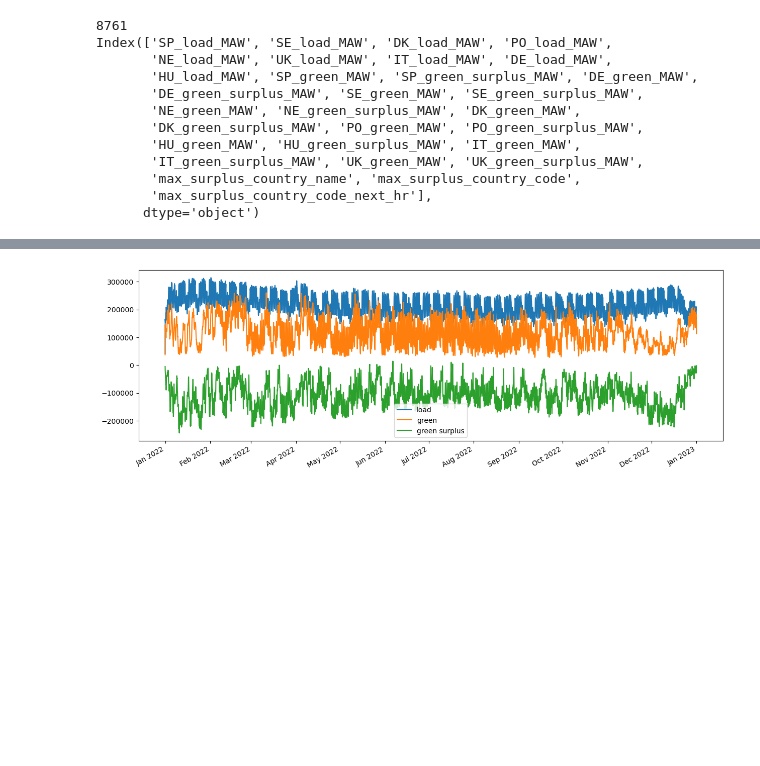
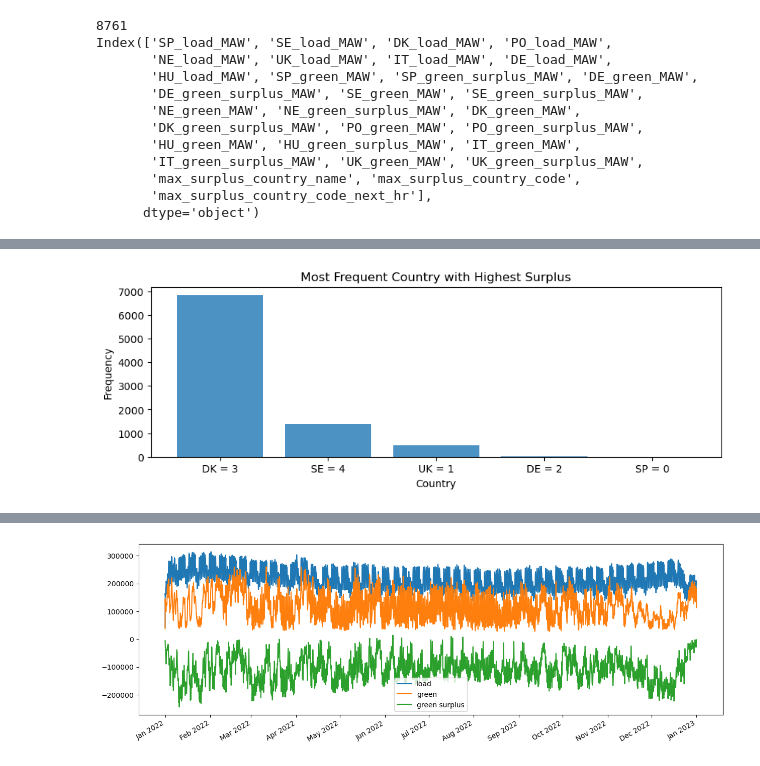
Before and after one commit to hikotei/2023_11_18-SE-Europe-Data_Challenge, a Jupyter notebook: 2023_11_20 data analysis.ipynb, the cells around one changed output, grey strips where cells are left out. Drawn from its saved outputs; the diff is of its cells as text; code cells hidden in the pictures; blank space fills up the shorter version.

```diff
--- a/2023_11_20 data analysis.ipynb
+++ b/2023_11_20 data analysis.ipynb
@@ -59,0 +133,19 @@ plt.show()
+# %%
+country_codes_dict = {'SP': 0, 'UK': 1, 'DE': 2, 'DK': 3, 'SE': 4, 'HU': 5, 'IT': 6, 'PO': 7, 'NL': 8}
+
+# Count the occurrences of each country
+country_counts = df_simp['max_surplus_country_name'].value_counts()
+# Sort the countries based on their counts
+sorted_countries = country_counts.sort_values(ascending=False).index
+labels = [f"{country} = {country_codes_dict[country]}" for country in sorted_countries]
+
+# Plot a bar plot
+plt.figure(figsize=(10, 3))
+plt.bar(range(len(sorted_countries)), country_counts[sorted_countries], align='center', alpha=0.8)
+plt.xlabel('Country')
+plt.ylabel('Frequency')
+plt.title('Most Frequent Country with Highest Surplus')
+plt.xticks(range(len(sorted_countries)), labels)
+plt.show()
+# %% [output]
+[figure, added]
```
Also changed, not shown: parts of 5 cells of this notebook, 1 other file.
